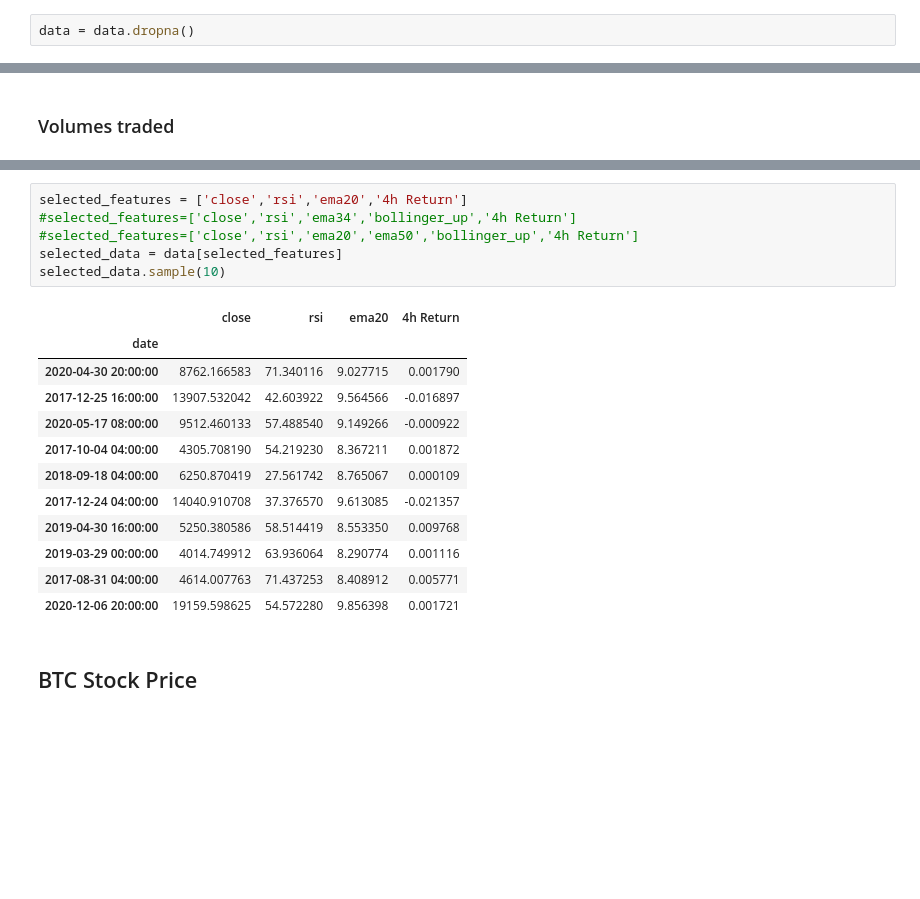
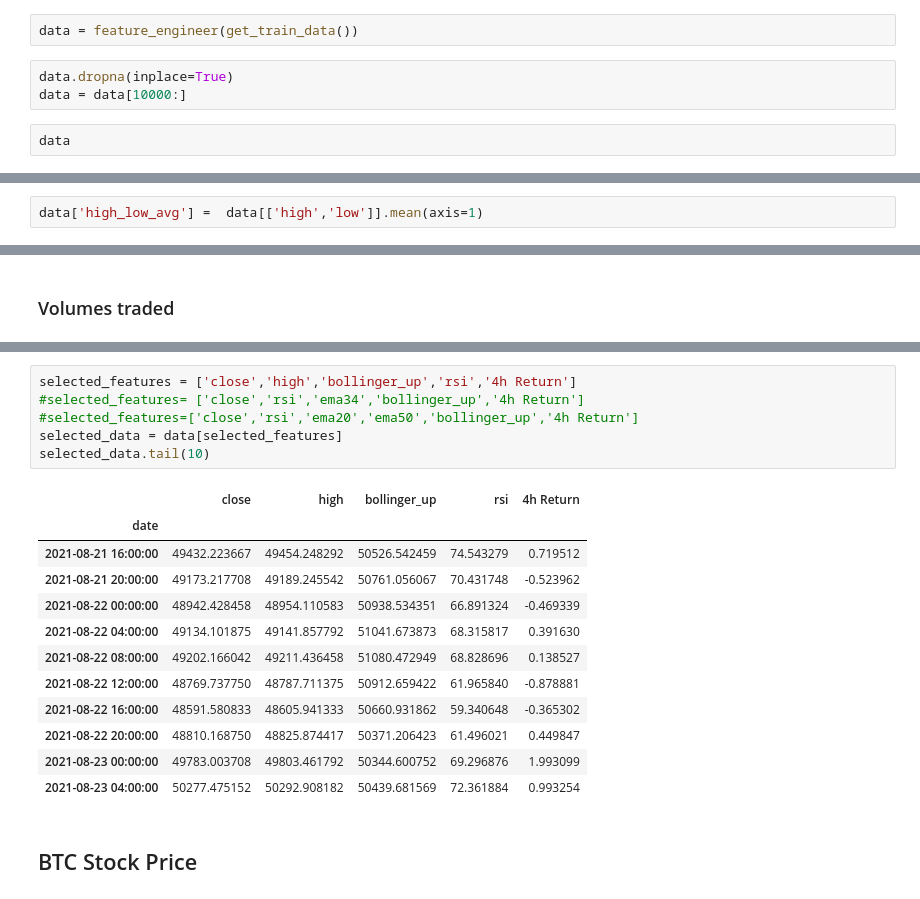
Before and after one commit to timjab92/cryptotrading-indicator, a Jupyter notebook: notebooks/BTC_pred(Ivan)_Frieda.ipynb, the cells around one changed output, grey strips where cells are left out. Drawn from its saved outputs; the diff is of its cells as text; blank space fills up the shorter version.

```diff
--- a/notebooks/BTC_pred(Ivan)_Frieda.ipynb
+++ b/notebooks/BTC_pred(Ivan)_Frieda.ipynb
@@ -163,2 +200,7 @@ data['stoch_rsi'] = (data['K'] + data['D']) / 2
+# %%
+data = feature_engineer(get_train_data())
+# %%
+data.dropna(inplace=True)
+data = data[10000:]
 # %%
-data = data.dropna()
+data
@@ -164,0 +222,2 @@ data = data.dropna()
+# %%
+data['high_low_avg'] =  data[['high','low']].mean(axis=1)
@@ -224,23 +307,23 @@ Index(['open', 'high', 'low', 'close', 'volume', 'log_open', 'log_high',
       dtype='object')
 # %%
-selected_features = ['close','rsi','ema20','4h Return']
-#selected_features=['close','rsi','ema34','bollinger_up','4h Return']
+selected_features = ['close','high','bollinger_up','rsi','4h Return']
+#selected_features= ['close','rsi','ema34','bollinger_up','4h Return']
 #selected_features=['close','rsi','ema20','ema50','bollinger_up','4h Return']
 selected_data = data[selected_features]
-selected_data.sample(10)
+selected_data.tail(10)
 # %% [output]
-|  | close | rsi | ema20 | 4h Return |
-| date |  |  |  |  |
-| 2020-04-30 20:00:00 | 8762.166583 | 71.340116 | 9.027715 | 0.001790 |
-| 2017-12-25 16:00:00 | 13907.532042 | 42.603922 | 9.564566 | -0.016897 |
-| 2020-05-17 08:00:00 | 9512.460133 | 57.488540 | 9.149266 | -0.000922 |
-| 2017-10-04 04:00:00 | 4305.708190 | 54.219230 | 8.367211 | 0.001872 |
-| 2018-09-18 04:00:00 | 6250.870419 | 27.561742 | 8.765067 | 0.000109 |
-| 2017-12-24 04:00:00 | 14040.910708 | 37.376570 | 9.613085 | -0.021357 |
-| 2019-04-30 16:00:00 | 5250.380586 | 58.514419 | 8.553350 | 0.009768 |
-| 2019-03-29 00:00:00 | 4014.749912 | 63.936064 | 8.290774 | 0.001116 |
-| 2017-08-31 04:00:00 | 4614.007763 | 71.437253 | 8.408912 | 0.005771 |
-| 2020-12-06 20:00:00 | 19159.598625 | 54.572280 | 9.856398 | 0.001721 |
+|  | close | high | bollinger_up | rsi | 4h Return |
+| date |  |  |  |  |  |
+| 2021-08-21 16:00:00 | 49432.223667 | 49454.248292 | 50526.542459 | 74.543279 | 0.719512 |
+| 2021-08-21 20:00:00 | 49173.217708 | 49189.245542 | 50761.056067 | 70.431748 | -0.523962 |
+| 2021-08-22 00:00:00 | 48942.428458 | 48954.110583 | 50938.534351 | 66.891324 | -0.469339 |
+| 2021-08-22 04:00:00 | 49134.101875 | 49141.857792 | 51041.673873 | 68.315817 | 0.391630 |
+| 2021-08-22 08:00:00 | 49202.166042 | 49211.436458 | 51080.472949 | 68.828696 | 0.138527 |
+| 2021-08-22 12:00:00 | 48769.737750 | 48787.711375 | 50912.659422 | 61.965840 | -0.878881 |
+| 2021-08-22 16:00:00 | 48591.580833 | 48605.941333 | 50660.931862 | 59.340648 | -0.365302 |
+| 2021-08-22 20:00:00 | 48810.168750 | 48825.874417 | 50371.206423 | 61.496021 | 0.449847 |
+| 2021-08-23 00:00:00 | 49783.003708 | 49803.461792 | 50344.600752 | 69.296876 | 1.993099 |
+| 2021-08-23 04:00:00 | 50277.475152 | 50292.908182 | 50439.681569 | 72.361884 | 0.993254 |
 # %% [markdown]
 ##  BTC Stock Price
 # %% [markdown]
```
Also changed, not shown: parts of 72 cells of this notebook, 1 other file.
